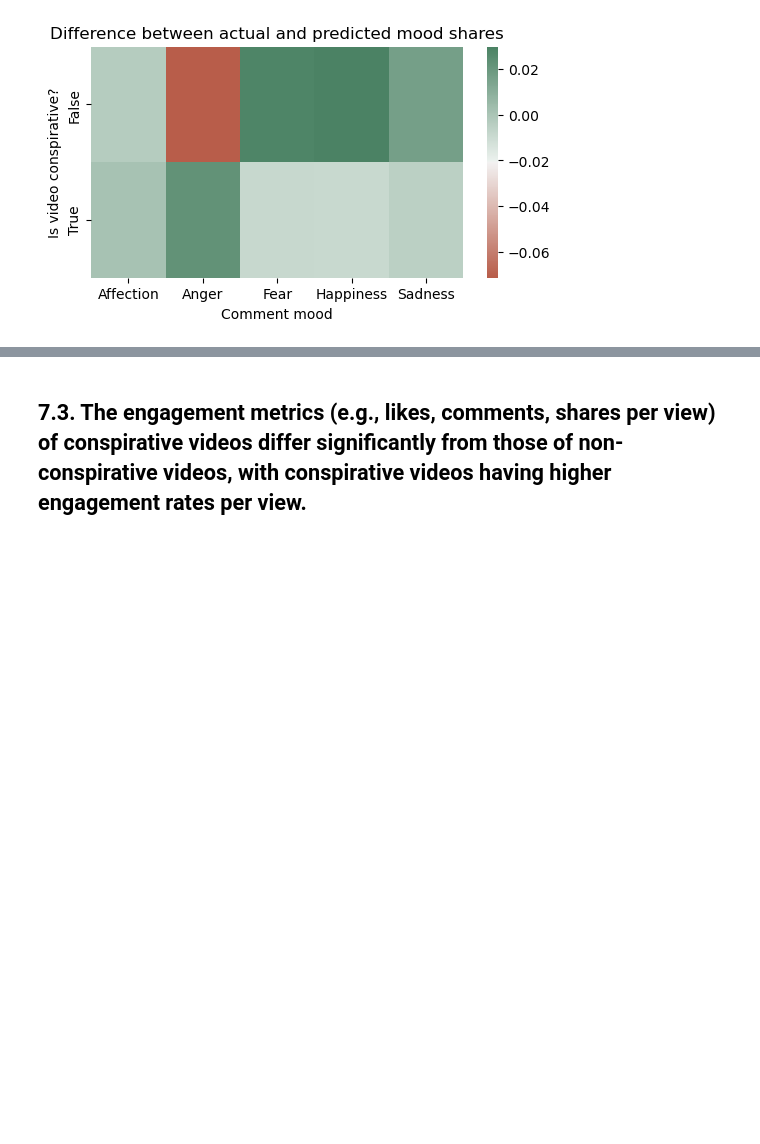
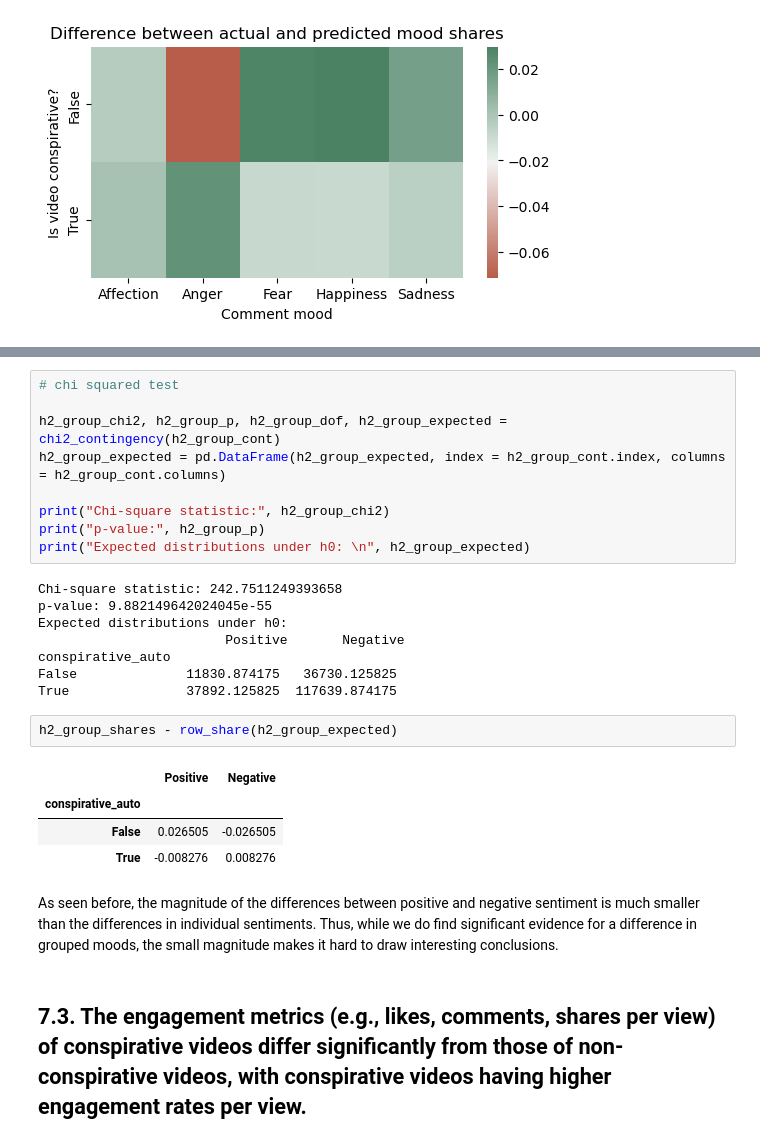
Before and after one commit to julia-king-edu/so-24_smda_project, a Jupyter notebook: 03_analysis.ipynb, the cells around one changed output, grey strips where cells are left out. Saved outputs shown, nothing was run; the diff lists cells and outputs as text; blank space fills up the shorter version.

```diff
--- a/03_analysis.ipynb
+++ b/03_analysis.ipynb
@@ -288,2 +306,28 @@ The plot reveals an important insight: Conspirative videos
+# %%
+# chi squared test
+
+h2_group_chi2, h2_group_p, h2_group_dof, h2_group_expected = chi2_contingency(h2_group_cont)
+h2_group_expected = pd.DataFrame(h2_group_expected, index = h2_group_cont.index, columns = h2_group_cont.columns)
+
+print("Chi-square statistic:", h2_group_chi2)
+print("p-value:", h2_group_p)
+print("Expected distributions under h0: \n", h2_group_expected)
+# %% [output]
+Chi-square statistic: 242.7511249393658
+p-value: 9.882149642024045e-55
+Expected distributions under h0:
+                        Positive       Negative
+conspirative_auto
+False              11830.874175   36730.125825
+True               37892.125825  117639.874175
+# %%
+h2_group_shares - row_share(h2_group_expected)
+# %% [output]
+|  | Positive | Negative |
+| conspirative_auto |  |  |
+| False | 0.026505 | -0.026505 |
+| True | -0.008276 | 0.008276 |
+# %% [markdown]
+As seen before, the magnitude of the differences between positive and negative sentiment is much smaller than the differences in individual sentiments. Thus, while we do find significant evidence for a difference in grouped moods, the small magnitude makes it hard to draw interesting conclusions.
 # %% [markdown]
 ## 7.3. The engagement metrics (e.g., likes, comments, shares per view) of conspirative videos differ significantly from those of non-conspirative videos, with conspirative videos having higher engagement rates per view.
```
Also changed, not shown: parts of 14 cells of this notebook.
